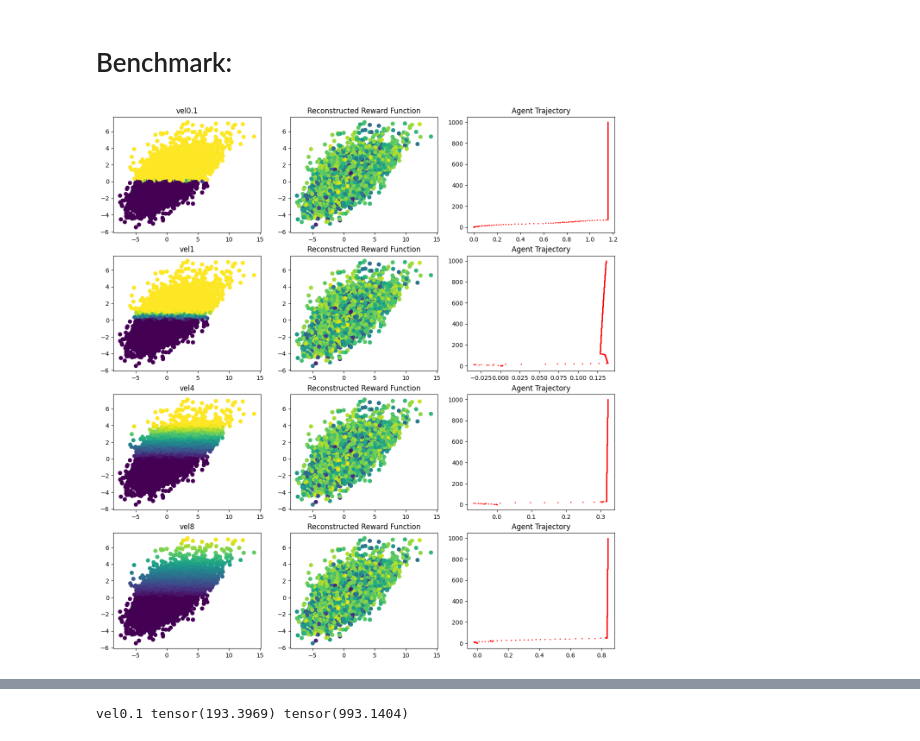
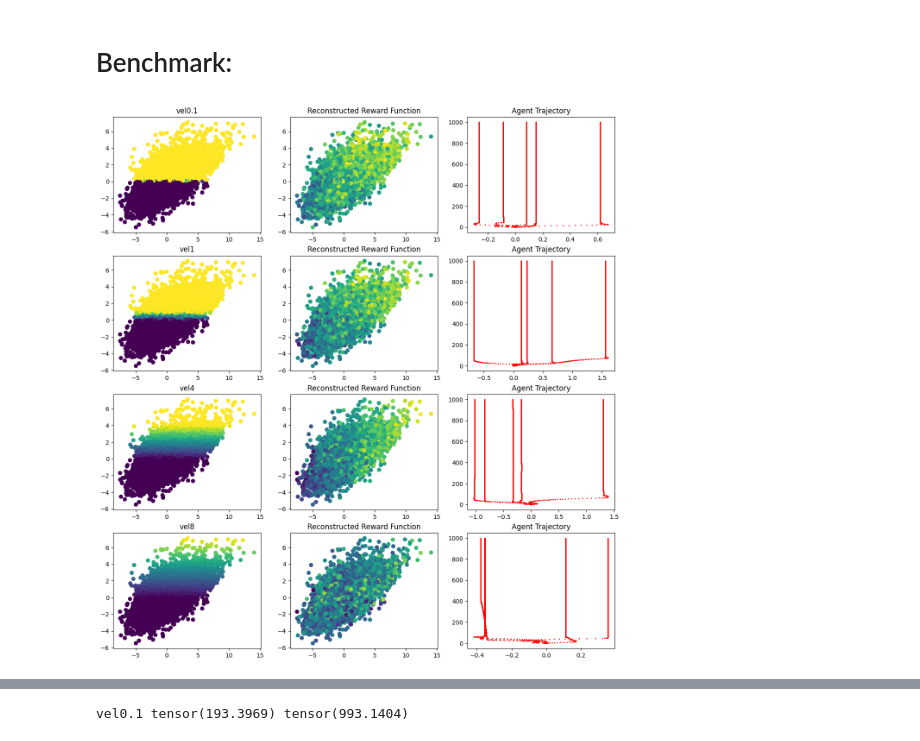
Before and after one commit to TheSun00000/fre_experiments, a Jupyter notebook: offline_fre+dmc.ipynb, the cells around one changed output, grey strips where cells are left out. Saved outputs shown, nothing was run; the diff lists cells and outputs as text; code cells hidden in the pictures.

```diff
--- a/offline_fre+dmc.ipynb
+++ b/offline_fre+dmc.ipynb
@@ -875,7 +867,7 @@ class FRENetwork(nn.Module):
         return reward_pred # [batch, reward_pairs]
 # %%
 fre_network = FRENetwork(obs_len=obs_dim).to(device)
-# fre_network.load_state_dict(torch.load('shared_models/offline_fre-fre_network.pth'))
+fre_network.load_state_dict(torch.load('shared_models/fre_network-walker.pth'))
 optimimizer = torch.optim.Adam(fre_network.parameters(), lr=0.001)
 
 reward_losses = []
@@ -1049,7 +1041,7 @@ decode_obs = random_states[:, 128:, :].to(device)
 encode_rewards = random_states_rewards[:, :128, None].to(device)
 decode_rewards = random_states_rewards[:, 128:, None].to(device)
 
-benchmark_id = 2
+benchmark_id = 3
 encode_rewards = benchmarks[benchmark_id][0](encode_obs.cpu(), benchmarks[benchmark_id][2]).unsqueeze(-1).to(device)
 decode_rewards = benchmarks[benchmark_id][0](decode_obs.cpu(), benchmarks[benchmark_id][2]).unsqueeze(-1).to(device)
 
@@ -1301,7 +1293,7 @@ def get_reward_RG(reward_params, mask, random_states):
     return rewards
 # %%
 iql_agent = IQL(state_dim=STATE_DIM - AUX_DIM, action_dim=ACTION_DIM).to(device)
-# iql_agent.load_state_dict(torch.load('shared_models/iql_agent.pth'))
+iql_agent.load_state_dict(torch.load('shared_models/iql_agent-walker.pth'))
 
 actor_losses = []
 v_losses, q_losses = [], []
@@ -1530,8 +1522,13 @@ def run_test(fre_network, iql_agent, benchmark_id, num_evals, num_eval_anchors):
     for _ in range(num_evals):
 
 
-        reward_params, encode_obs, random_states_rewards = sample_reward_function_fre(batch_size=1, num_random_samples=num_eval_anchors)
-        encode_obs = encode_obs.to(device)
+        # reward_params, encode_obs, random_states_rewards = sample_reward_function_fre(batch_size=1, num_random_samples=num_eval_anchors)
+        # encode_obs = encode_obs.to(device)
+        batch = get_iql_training_data(
+            batch_size=1,
+            num_states=num_eval_anchors
+        )
+        encode_obs = batch['states'].to(device)
 
 
         encode_rewards = benchmark_reward_function(encode_obs.cpu(), benchmark_param).unsqueeze(-1).to(device)
@@ -1540,13 +1537,12 @@ def run_test(fre_network, iql_agent, benchmark_id, num_evals, num_eval_anchors):
 
         with torch.no_grad():
             w_mean, _ = fre_network.get_transformer_encoding(reward_state_pairs)
-            w_mean = torch.zeros_like(w_mean)
 
 
 
         timestep = env.reset()
         state = timestep2obs(timestep)
-        state = normalize_dataset_coords(state)
+        # state = normalize_dataset_coords(state)
 
         produced_trajectory = []
         produced_trajectory_physics = []
@@ -1576,10 +1572,10 @@ def run_test(fre_network, iql_agent, benchmark_id, num_evals, num_eval_anchors):
             with torch.no_grad():
                 tensor_state = torch.tensor(state).reshape(1, -1).to(device).float()
 
-                if ENV_NAME == 'cheetah':
-                    tensor_state[..., -1:] = 0
-                elif ENV_NAME == 'walker':
-                    tensor_state[..., -3:] = 0
+                # if ENV_NAME == 'cheetah':
+                #     tensor_state[..., -1:] = 0
+                # elif ENV_NAME == 'walker':
+                #     tensor_state[..., -3:] = 0
 
                 dist = iql_agent.get_actor(w_mean, tensor_state)
                 action = dist.loc.cpu()
@@ -1588,7 +1584,8 @@ def run_test(fre_network, iql_agent, benchmark_id, num_evals, num_eval_anchors):
             timestep = env.step(action)
 
             next_state = timestep2obs(timestep)
-            state = normalize_dataset_coords(next_state)
+            # state = normalize_dataset_coords(next_state)
+            state = next_state
 
 
         produced_trajectory = np.stack(produced_trajectory)
@@ -1603,7 +1600,7 @@ def run_test(fre_network, iql_agent, benchmark_id, num_evals, num_eval_anchors):
 
     return produced_trajectories, produced_trajectories_physics, w_mean
 # %%
-num_evals = 1
+num_evals = 5
 fig, axs = plt.subplots(len(benchmarks), 3, figsize=(15, len(benchmarks)*4))
 
 all_produced_trajectories = []
@@ -1627,34 +1624,34 @@ for benchmark_id in range(len(benchmarks)):
         axs[benchmark_id, 2].scatter(
             produced_trajectory_physics[..., 0],
             torch.arange(1000).unsqueeze(1).repeat(1, num_evals).T,
             c='red', s=1
         )
     elif ENV_NAME == 'walker':
         axs[benchmark_id, 0].scatter(eval_states[..., 16], eval_states[..., 24], c=real_eval_rewards)
         axs[benchmark_id, 1].scatter(eval_states[..., 16], eval_states[..., 24], c=eval_rewards)
         axs[benchmark_id, 2].scatter(
             produced_trajectory_physics[..., 1],
             torch.arange(1000).unsqueeze(1).repeat(1, num_evals).T,
             c='red', s=1
         )
 
 
     # plt.title(f'{benchmark_test_label}')
     axs[benchmark_id, 0].set_title(f'{benchmark_test_label}')
     axs[benchmark_id, 1].set_title(f'Reconstructed Reward Function')
     axs[benchmark_id, 2].set_title(f'Agent Trajectory')
 
 
     all_produced_trajectories.append(produced_trajectory)
 
     # break
 
 plt.show()
 
 
 all_produced_trajectories = np.stack(all_produced_trajectories)
 # %% [output]
-[figure, old version]
+[figure, new version]
 # %%
 for benchmark_id in range(len(benchmarks)):
 
```
Also changed, not shown: parts of 6 cells of this notebook, 3 other files.
